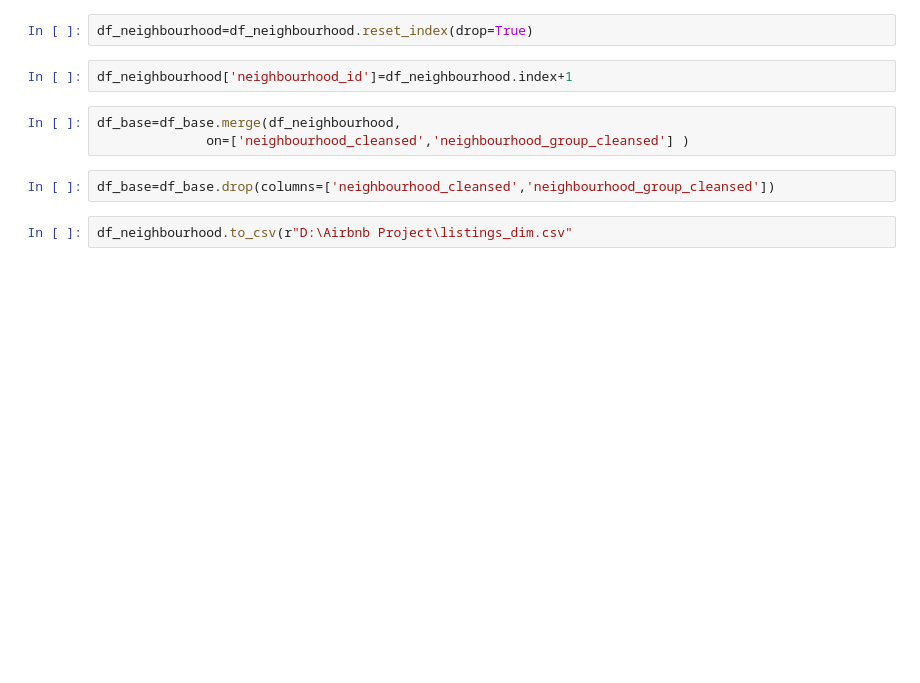
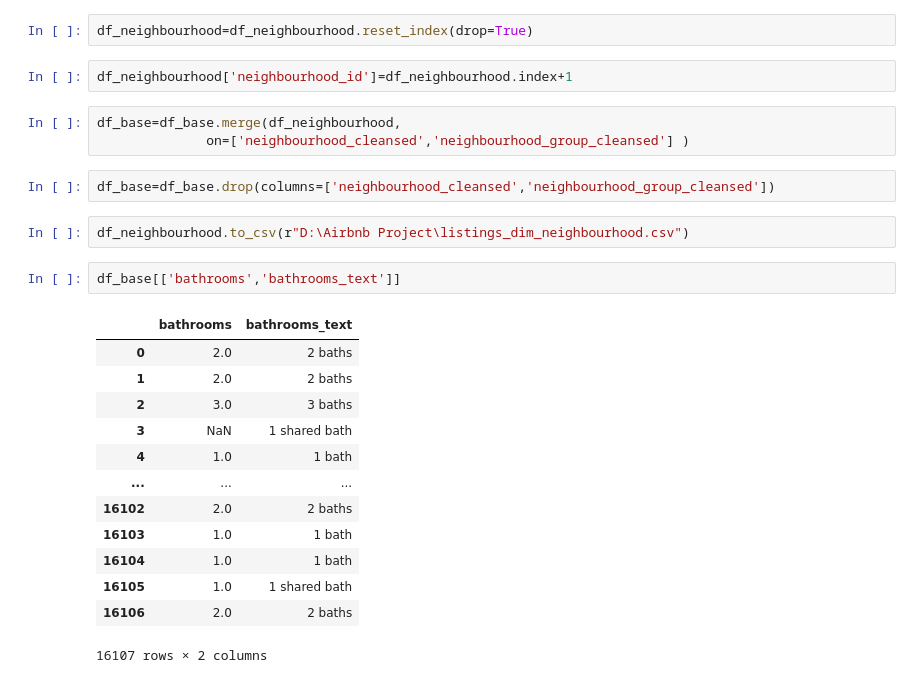
Before and after one commit to rishabhhinduja/barcelona-airbnb-analysis, a Jupyter notebook: cleaned_listings.ipynb, the cells around one changed output. Saved outputs shown, nothing was run; the diff lists cells and outputs as text; blank space fills up the shorter version.

Commit message:
Cleaned the base dataset

```diff
--- a/cleaned_listings.ipynb
+++ b/cleaned_listings.ipynb
@@ -317,4 +317,20 @@ df_base=df_base.merge(df_neighbourhood,
 # %%
 df_base=df_base.drop(columns=['neighbourhood_cleansed','neighbourhood_group_cleansed'])
 # %%
-df_neighbourhood.to_csv(r"D:\Airbnb Project\listings_dim.csv"
+df_neighbourhood.to_csv(r"D:\Airbnb Project\listings_dim_neighbourhood.csv")
+# %%
+df_base[['bathrooms','bathrooms_text']]
+# %% [output]
+|  | bathrooms | bathrooms_text |
+| 0 | 2.0 | 2 baths |
+| 1 | 2.0 | 2 baths |
+| 2 | 3.0 | 3 baths |
+| 3 | NaN | 1 shared bath |
+| 4 | 1.0 | 1 bath |
+| ... | ... | ... |
+| 16102 | 2.0 | 2 baths |
+| 16103 | 1.0 | 1 bath |
+| 16104 | 1.0 | 1 bath |
+| 16105 | 1.0 | 1 shared bath |
+| 16106 | 2.0 | 2 baths |
+16107 rows × 2 columns
```
Also changed, not shown: parts of 3 cells of this notebook.
